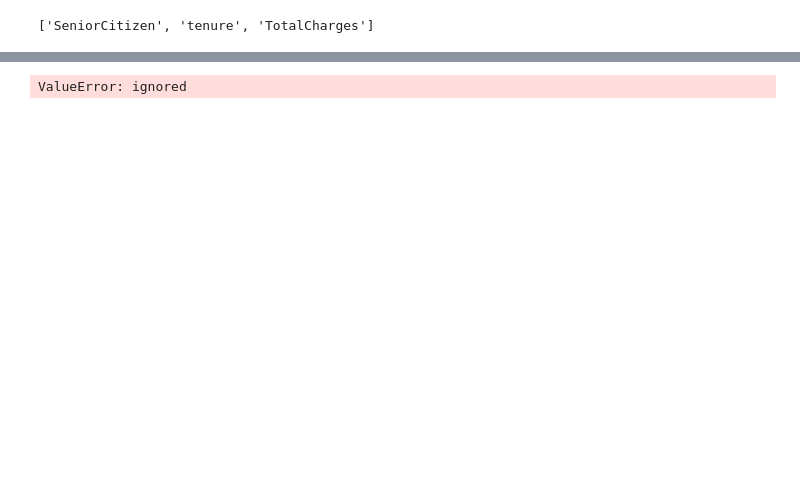
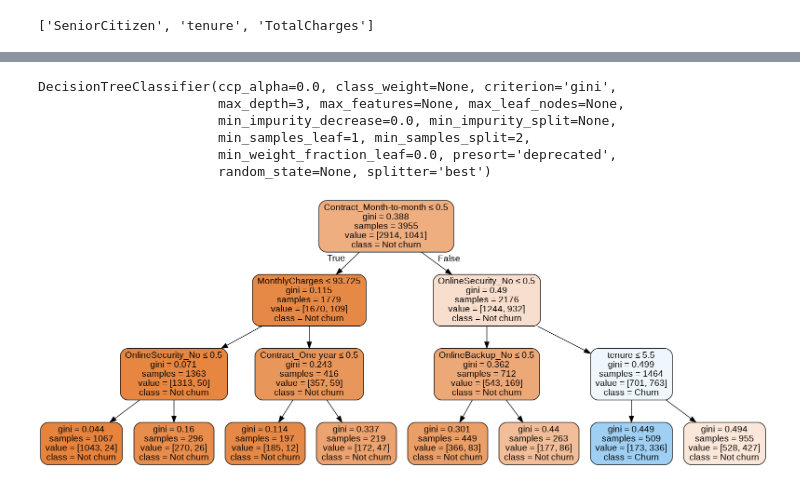
Before and after one commit to thunderdog101/Machine-Learning, a Jupyter notebook: TelecomChurn.ipynb, the cells around one changed output, grey strips where cells are left out. Saved outputs shown, nothing was run; the diff lists cells and outputs as text; code cells hidden in the pictures; blank space fills up the shorter version.

```diff
--- a/TelecomChurn.ipynb
+++ b/TelecomChurn.ipynb
@@ -222 +93,3 @@ plt.show()
+# %%
+X = churn_data
 # %% [markdown]
@@ -239,7 +97,5 @@ balanced_data.head()
-# %%
-y = balanced_data.pop('Churn')
-X = balanced_data
 # %%
 X_train, X_test, y_train, y_test = train_test_split(X, y, test_size = 0.25)
+X_train, X_valid, y_train, y_valid = train_test_split(X_train, y_train, test_size = 0.25)
 # %%
 X_train.head()
@@ -246,7 +108,0 @@ X_train.head()
-# %%
-# fit a model
-clf = LogisticRegression(random_state=0, penalty='l2').fit(X_train, y_train)
-# predict probabilities
-predictions = clf.predict_proba(X_test)[:,1]
-# %% [output]
-ValueError: ignored
@@ -261,0 +109,30 @@ df_confusion
+# %%
+from sklearn.tree import DecisionTreeClassifier
+
+dt_model = DecisionTreeClassifier(max_depth=3)
+
+print(dt_model)
+
+dt_model = dt_model.fit(X_train,y_train)
+pred_dt = dt_model.predict_proba(X_test)[:, 1]
+# %% [output]
+DecisionTreeClassifier(ccp_alpha=0.0, class_weight=None, criterion='gini',
+                       max_depth=3, max_features=None, max_leaf_nodes=None,
+                       min_impurity_decrease=0.0, min_impurity_split=None,
+                       min_samples_leaf=1, min_samples_split=2,
+                       min_weight_fraction_leaf=0.0, presort='deprecated',
+                       random_state=None, splitter='best')
+# %%
+from sklearn.externals.six import StringIO
+from IPython.display import Image
+from sklearn.tree import export_graphviz
+import pydotplus
+dot_data = StringIO()
+export_graphviz(dt_model, out_file=dot_data,
+                filled=True, rounded=True,
+                special_characters=True, feature_names = X_train.columns.values.tolist(),
+               class_names=['Not churn', 'Churn'])
+graph = pydotplus.graph_from_dot_data(dot_data.getvalue())
+Image(graph.create_png())
+# %% [output]
+[figure, added]
```
Also changed, not shown: parts of 48 cells of this notebook.
